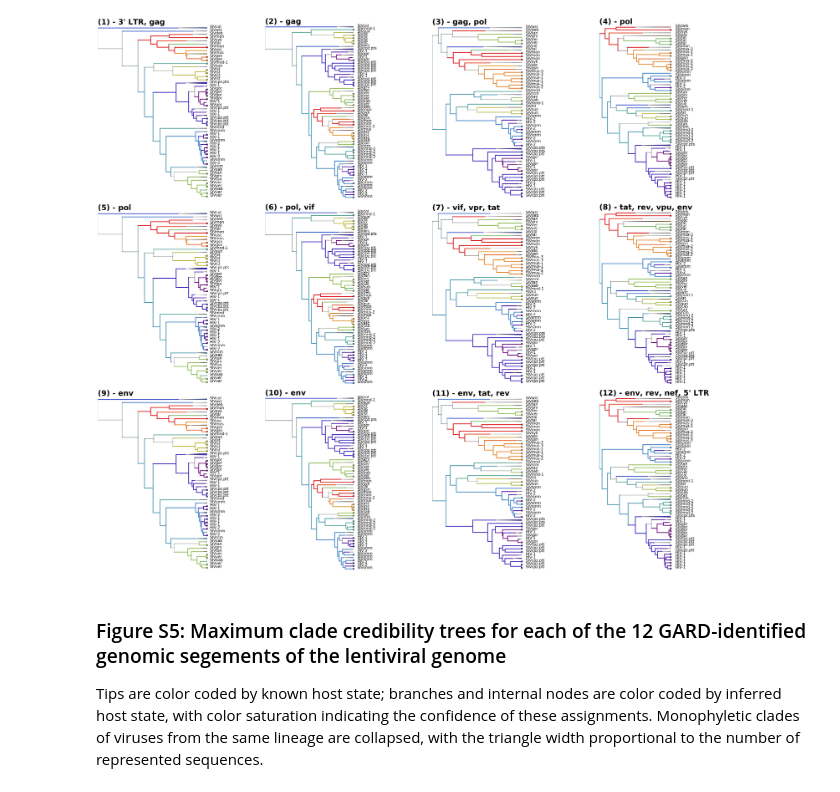
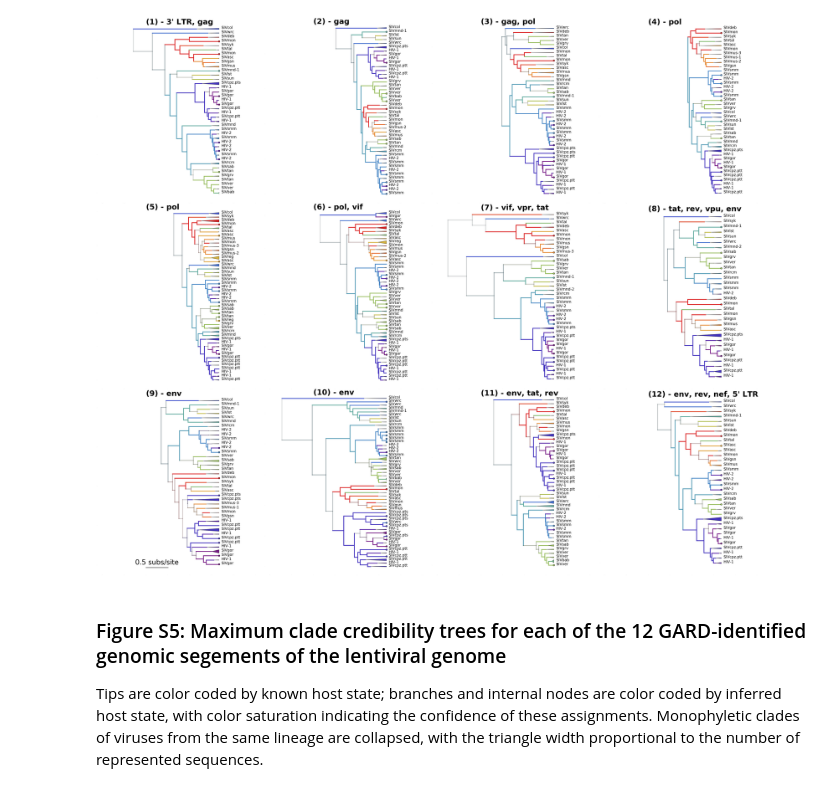
Before and after one commit to blab/siv-cst, a Jupyter notebook: figures/supplement/h24_trees.ipynb, the cells around one changed output. Cells and saved outputs as stored; diff of their text form; code cells hidden in the pictures.

Commit message:
Fix tree order and unify branch length scale.

```diff
--- a/figures/supplement/h24_trees.ipynb
+++ b/figures/supplement/h24_trees.ipynb
@@ -114,3 +112,11 @@ def plot_tree(cur_tree, ax, segmentlabel):
 
     ax.tick_params(axis='x',labelsize=0,size=0)
     ax.tick_params(axis='y',labelsize=0,size=0)
+# %%
+treefiles = glob('/Users/Sidney/Dropbox/siv-manuscript/beast/main/discreteTraits/trees/*.mcc')
+treefiles.sort(key=lambda x: int(x.split('/')[-1].split('.')[0].split('_')[1]))
+trees = [bt.loadNexus(treefile, absoluteTime=False) for treefile in treefiles]
+
+max_tree_height = max(t.treeHeight for t in trees)
+print 'order'
+print treefiles
@@ -117,20 +141,14 @@ def plot_tree(cur_tree, ax, segmentlabel):
 # %%
-treefiles = glob('/Users/Sidney/Dropbox/siv-manuscript/beast/main/discreteTraits/trees/*.mcc')
-treefiles.sort(key=lambda x: int(x.split('/')[-1].split('.')[0].split('_')[1]))
-
-trees = { i:bt.loadNexus(treefile, absoluteTime=False) for i,treefile in enumerate(treefiles)}
-
+common_names = pickle.load(open('../../data/hosts/common_names.p', 'rb'))
+colors = pickle.load(open('../colors.p', 'rb'))
 strain_names = pickle.load(open('../strain_names.p', 'rb'))
-common_names = pickle.load(open('../../data/hosts/common_names.p', 'rb'))
-sizes = pickle.load(open('../sizes.p', 'rb'))
-colors = pickle.load(open('../colors.p', 'rb'))
 
 genes = {1: "(1) - 3' LTR, gag", 2: "(2) - gag", 3: "(3) - gag, pol", 4: "(4) - pol",
         5: "(5) - pol", 6: "(6) - pol, vif", 7: "(7) - vif, vpr, tat", 8: "(8) - tat, rev, vpu, env",
         9: "(9) - env", 10: "(10) - env", 11: "(11) - env, tat, rev", 12: "(12) - env, rev, nef, 5' LTR"}
 
 
-for tree in trees.values():
+for tree in trees:
     for n in tree.nodes:
         if n.parent.index =='Root' or is_monophyletic(n.parent, 'host'):
             continue
@@ -164,17 +164,20 @@ Numbers of objects in tree: 243 (121 nodes and 122 leaves)
 # %%
-fig, axes = plt.subplots(3, 4, figsize=(60,50))
+ncols = 4
+ntrees = len(trees)
+nrows = len(trees) / ncols
+fig, axes = plt.subplots(nrows, ncols, figsize=(60,50))
 
-treelist = [ trees[i] for i in range(len(trees)) ]
 segmentNumber = 1
 
-for row in axes:
-    for treeObject, axis in zip(treelist, row):
-        axis=plot_tree(treeObject, axis, genes[segmentNumber])
+for i, row in enumerate(axes):
+    for treeObject, axis in zip(trees[i*ncols:i*ncols+ncols], row):
+        axis=plot_tree(treeObject, axis, genes[segmentNumber], max_tree_height*1.1)
         segmentNumber += 1
+
 plt.tight_layout()
 plt.show()
 # %% [output]
-[figure, old version]
+[figure, new version]
 # %% [markdown]
 ### Figure S5: Maximum clade credibility trees for each of the 12 GARD-identified genomic segements of the lentiviral genome
 Tips are color coded by known host state; branches and internal nodes are color coded by inferred host state, with color saturation indicating the confidence of these assignments. Monophyletic clades of viruses from the same lineage are collapsed, with the triangle width proportional to the number of represented sequences.
```
Also changed, not shown: parts of 3 cells of this notebook.
